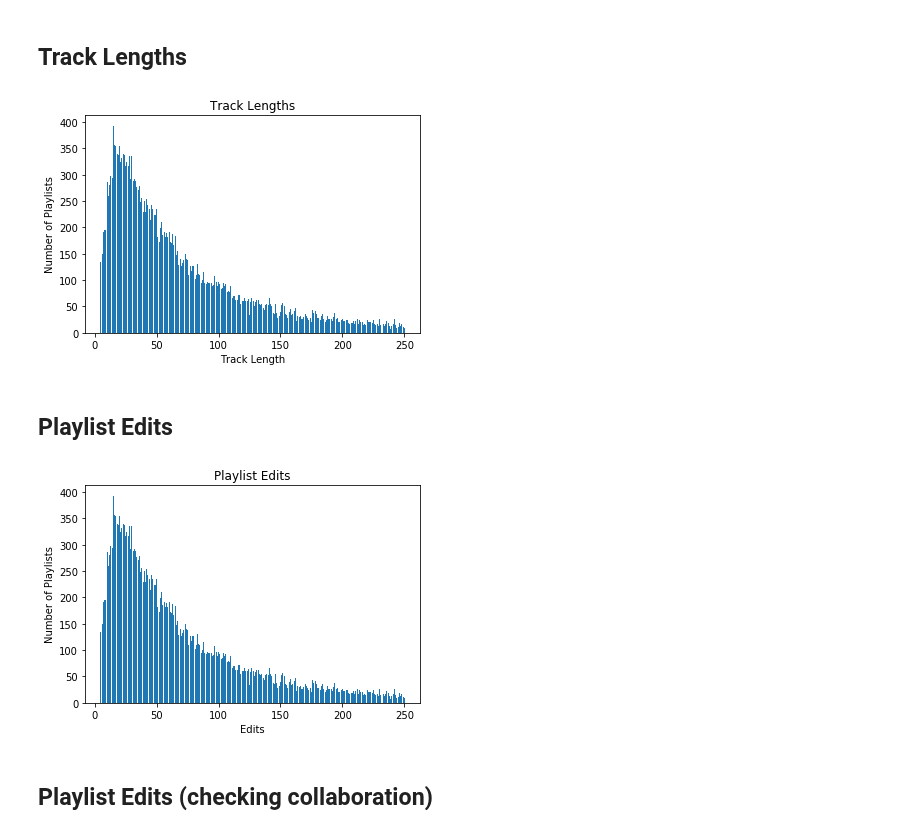
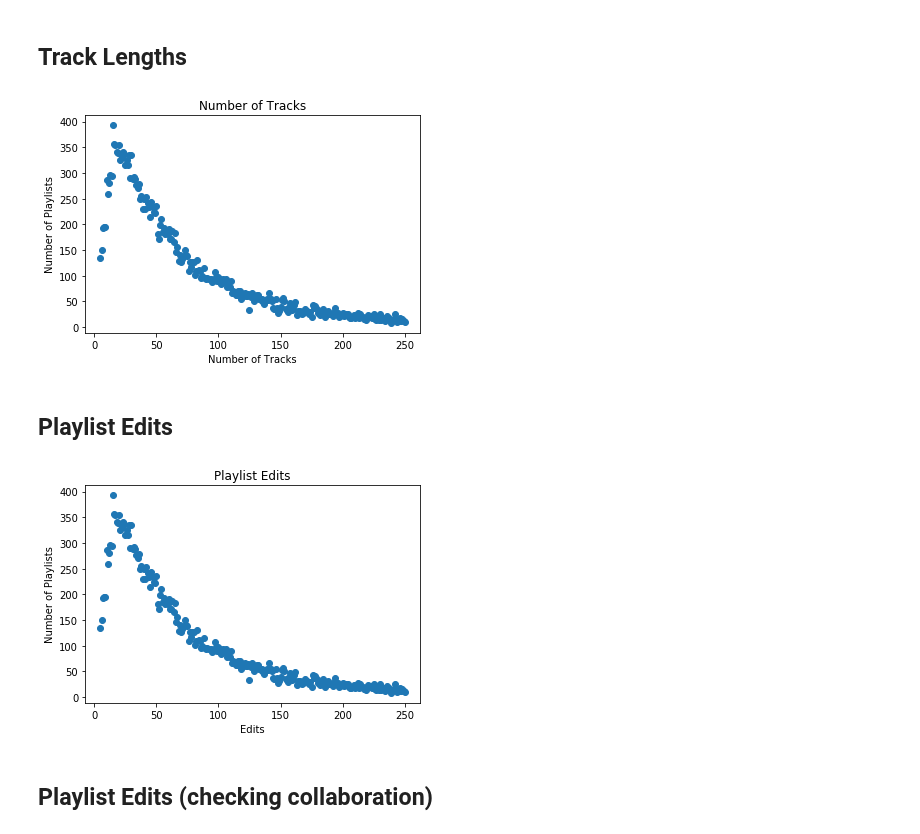
Before and after one commit to adamkhazi/one-million-playlists, a Jupyter notebook: exploration/basic.ipynb, the cells around one changed output. Drawn from its saved outputs; the diff is of its cells as text; code cells hidden in the pictures.

```diff
--- a/exploration/basic.ipynb
+++ b/exploration/basic.ipynb
@@ -46,15 +46,15 @@ playlist_nr_nr_tracks=[t[1] for t in playlist_tuples]
 # %%
 %matplotlib inline
 import matplotlib.pyplot as plt
 fig=plt.figure()
 ax = fig.add_subplot(1,1,1)
-ax.bar(playlist_nr_tracks, height=playlist_nr_nr_tracks)
+ax.scatter(playlist_nr_tracks, playlist_nr_nr_tracks)
 plt.title('Number of Tracks')
 plt.xlabel('Number of Tracks')
 plt.ylabel('Number of Playlists')
 plt.show()
 # %% [output]
-[figure, old version]
+[figure, new version]
 # %% [markdown]
 ## Playlist Edits
 # %%
@@ -75,13 +75,13 @@ playlist_nr_nr_edits=[t[1] for t in playlist_tuples]
 import matplotlib.pyplot as plt
 fig=plt.figure()
 ax = fig.add_subplot(1,1,1)
-ax.bar(playlist_nr_tracks, height=playlist_nr_nr_tracks)
+ax.scatter(playlist_nr_tracks, playlist_nr_nr_tracks)
 plt.title('Playlist Edits')
 plt.xlabel('Edits')
 plt.ylabel('Number of Playlists')
 plt.show()
 # %% [output]
-[figure, old version]
+[figure, new version]
 # %% [markdown]
 ## Playlist Edits (checking collaboration)
 # %%
```
Also changed, not shown: parts of 4 cells of this notebook.
